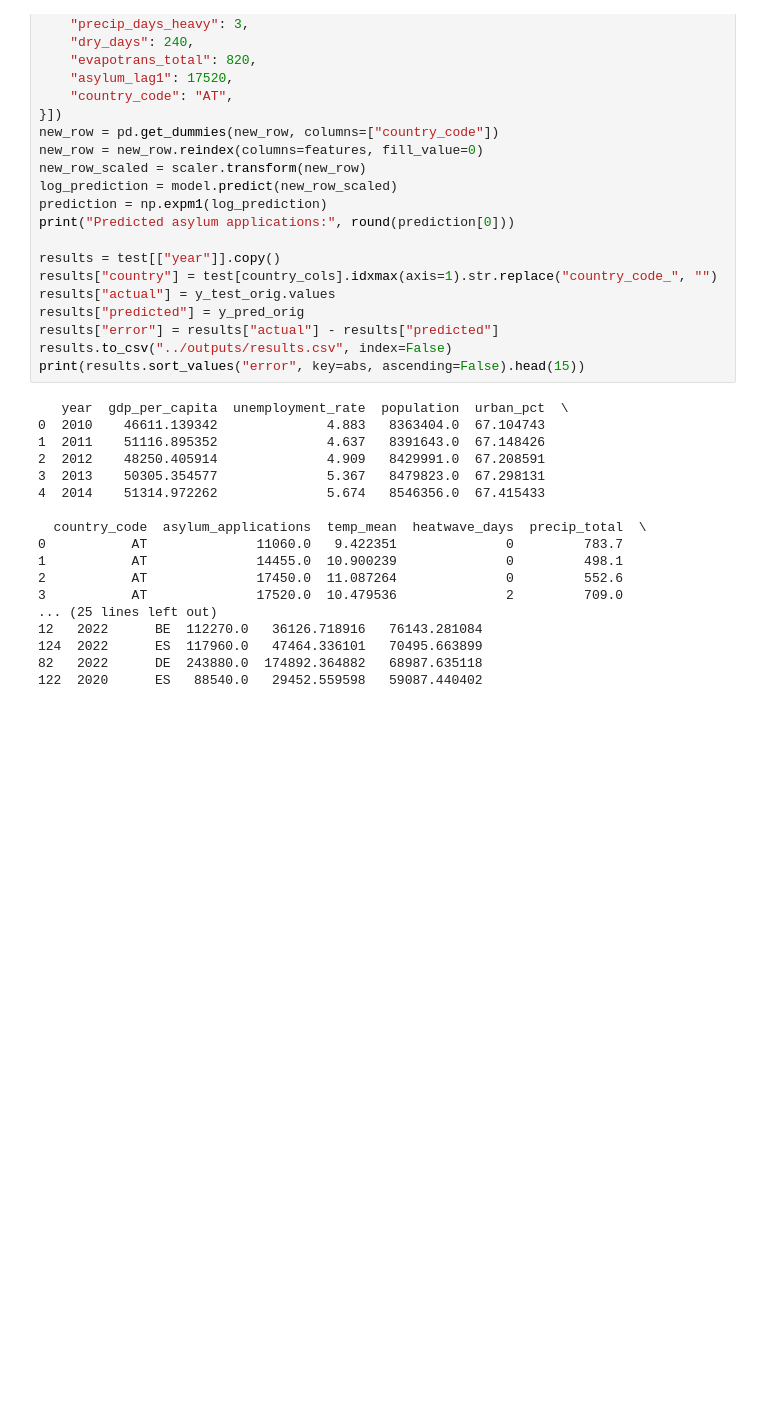
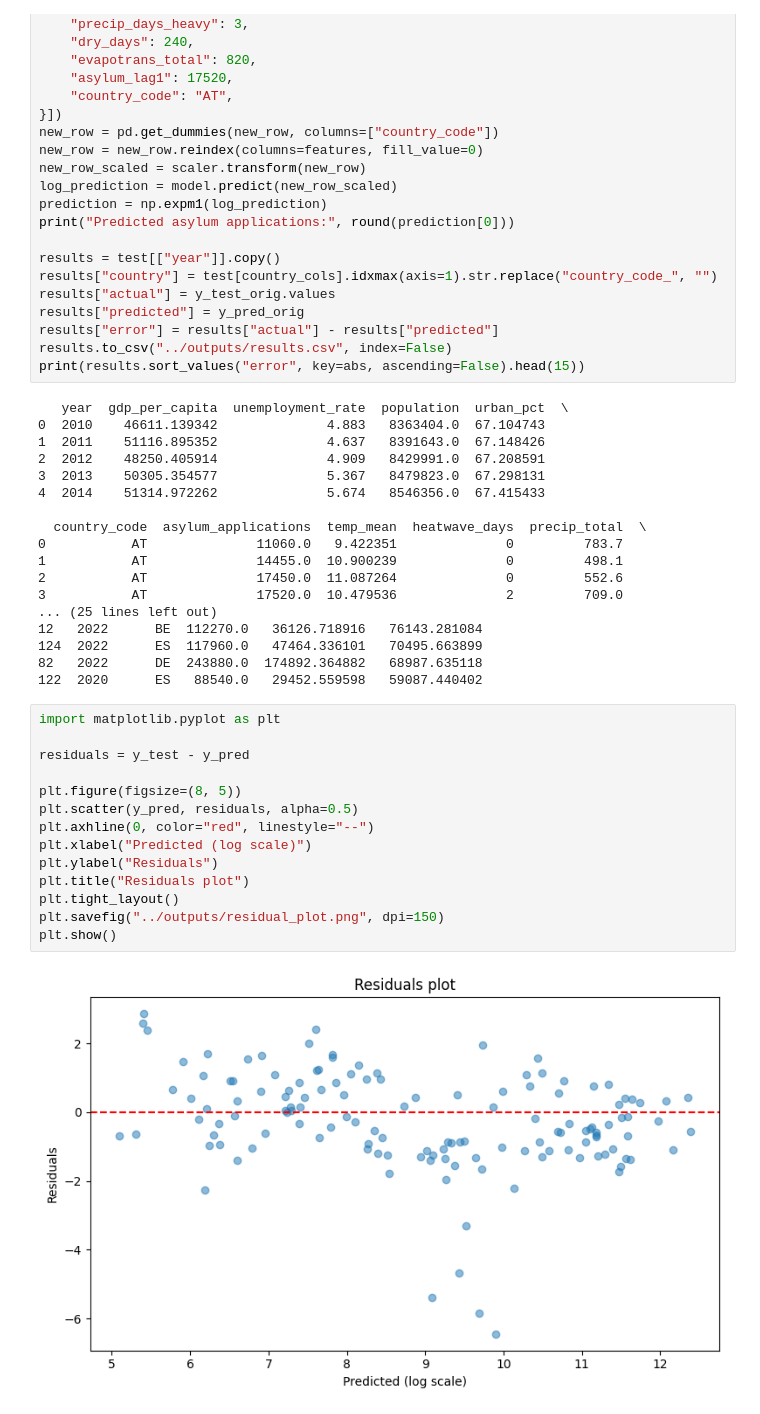
Before and after one commit to Oliver-Beaulieu/TERRA-repo, a Jupyter notebook: ml-src/04_model_1.ipynb, the cells around one changed output. Drawn from its saved outputs; the diff is of its cells as text; blank space fills up the shorter version.

```diff
--- a/ml-src/04_model_1.ipynb
+++ b/ml-src/04_model_1.ipynb
@@ -119,3 +119,19 @@ print(results.sort_values("error", key=abs, ascending=False).head(15))
 124  2022      ES  117960.0   47464.336101   70495.663899
 82   2022      DE  243880.0  174892.364882   68987.635118
 122  2020      ES   88540.0   29452.559598   59087.440402
+# %%
+import matplotlib.pyplot as plt
+
+residuals = y_test - y_pred
+
+plt.figure(figsize=(8, 5))
+plt.scatter(y_pred, residuals, alpha=0.5)
+plt.axhline(0, color="red", linestyle="--")
+plt.xlabel("Predicted (log scale)")
+plt.ylabel("Residuals")
+plt.title("Residuals plot")
+plt.tight_layout()
+plt.savefig("../outputs/residual_plot.png", dpi=150)
+plt.show()
+# %% [output]
+[figure, added]
```
Also changed, not shown: parts of 3 cells of this notebook, 2 other files.
